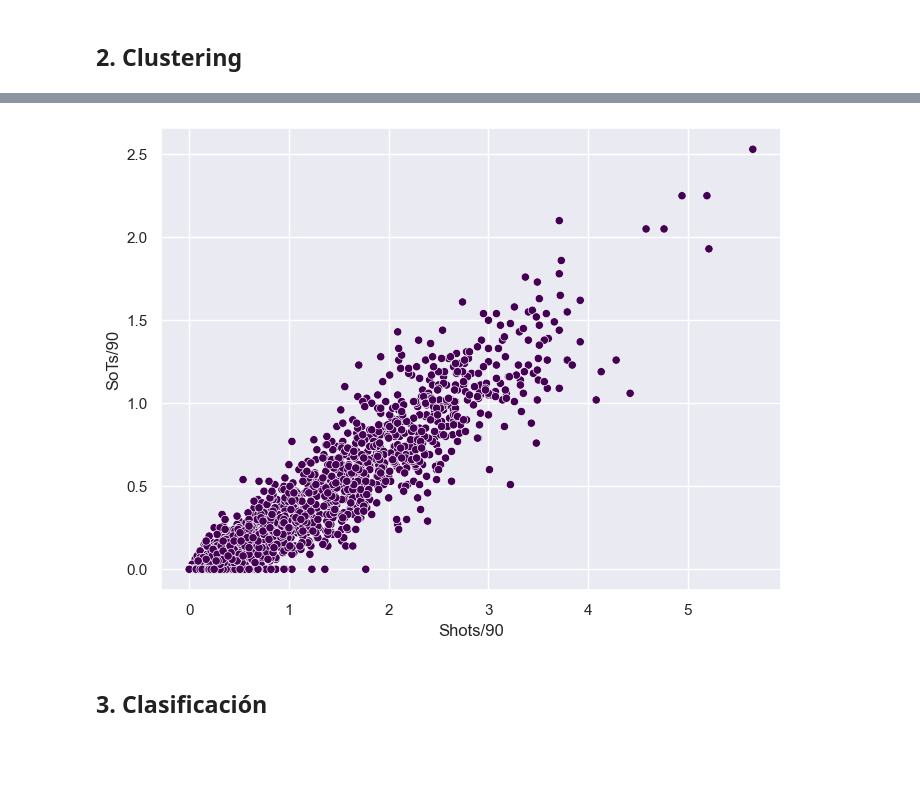
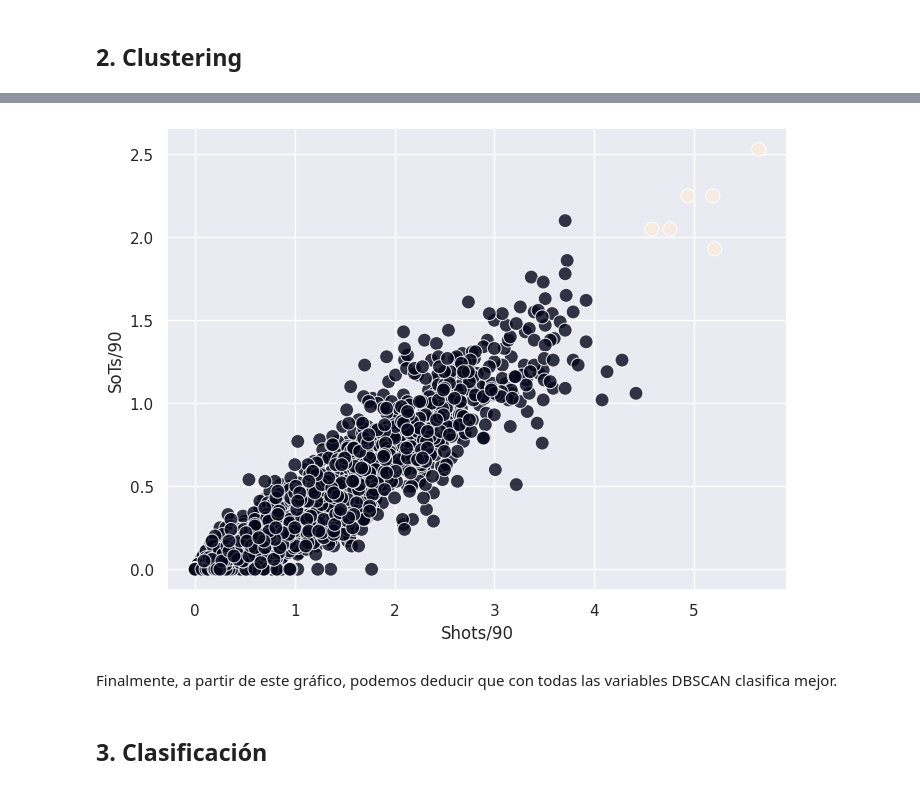
Before and after one commit to joacokoif/tp2_fulbo_ldd, a Jupyter notebook: tp2_LDD_Futbol_Analytics.ipynb, the cells around one changed output, grey strips where cells are left out. Saved outputs shown, nothing was run; the diff lists cells and outputs as text; code cells hidden in the pictures; blank space fills up the shorter version.

```diff
--- a/tp2_LDD_Futbol_Analytics.ipynb
+++ b/tp2_LDD_Futbol_Analytics.ipynb
@@ -171,27 +167,16 @@ plt.show()
 # %%
-# (d) Repetir el agrupamiento utilizando DBSCAN. ¿C´omo eligir´ıan en este caso un valor de ε apropiado?
+# (d) Repetir el agrupamiento utilizando DBSCAN. ¿C´omo eligirían en este caso un valor de ε apropiado?
 
-#variables_numericas = ['Ast/90', 'PassRec%']# vuelvo a agarrar las dos variables de antes
-
-scaler = StandardScaler()
-df_scaled = scaler.fit_transform(data_num) # escalo los datos
-
-pca = PCA(n_components=2)
-componentes_principales = pca.fit_transform(df_scaled) # le aplico PCA
-
-df_pca = pd.DataFrame(data=componentes_principales, columns=['Shots/90', 'SoTs/90']) # me genero un nuevo DataFrame con las componentes principales
-
-# calculo el gráfico de distancia k-nearest neighbors
+# Calcular el gráfico de distancia k-nearest neighbors
 nn = NearestNeighbors(n_neighbors=2)
 nn.fit(df_pca)
 
-
-# ordeno de menor a mayor las distancias
+# Ordenar de menor a mayor las distancias
 distances, _ = nn.kneighbors(df_pca)
 distances = distances[:,1]
 distances = np.sort(distances, axis=0)
 
-# grafico el gráfico de distancia k-nearest neighbors
+# Graficar
 plt.figure(figsize=(8, 6))
 plt.plot(distances)
 plt.title('Gráfico de Distancia k-nearest neighbors')
@@ -221,0 +210,15 @@ plt.show()
+# %%
+epsilon = 3   # Epsilon elegido según gráfico
+
+# Calcular DBSCAN
+dbscan = DBSCAN(eps=epsilon, min_samples=3)
+df_pca['Cluster'] = dbscan.fit_predict(df_scaled)
+
+# Graficar
+plt.figure(figsize=(8, 6))
+sns.scatterplot(x='Shots/90', y='SoTs/90', hue='Cluster', data=df_pca, s=100, palette='Set1', alpha=0.8, legend='full')
+plt.title('DBSCAN Clustering')
+plt.xlabel('x')
+plt.ylabel('y')
+plt.grid(True)
+plt.show()
@@ -246,15 +251,18 @@ plt.show()
 # %%
 # Configurar y ajustar DBSCAN
-dbscan = DBSCAN(eps=75, min_samples=5)  # Ajusta eps y min_samples según tu necesidad
-clusters = dbscan.fit_predict(data_num[['Shots/90', 'SoTs/90']])
+dbscan = DBSCAN(eps=0.75, min_samples=2)
+clusters = dbscan.fit_predict(data_num[["Shots/90","SoTs/90"]])
 
 # Añadir los resultados de DBSCAN al plot
 sns.set(style="darkgrid")
 plt.figure(figsize=(8, 6))
-sns.scatterplot(x=data_num['Shots/90'], y=data_num['SoTs/90'], c=clusters, cmap='viridis')
+
+sns.scatterplot(x=data_num['Shots/90'], y=data_num['SoTs/90'],c=clusters, data=df_pca, s=100, alpha=0.8, legend='full')
 plt.show()
 # %% [output]
-[figure, old version]
+[figure, new version]
+# %% [markdown]
+Finalmente, a partir de este gráfico, podemos deducir que con todas las variables DBSCAN clasifica mejor.
 # %% [markdown]
 ## 3. Clasificación
 # %% [markdown]
```
Also changed, not shown: parts of 17 cells of this notebook.
